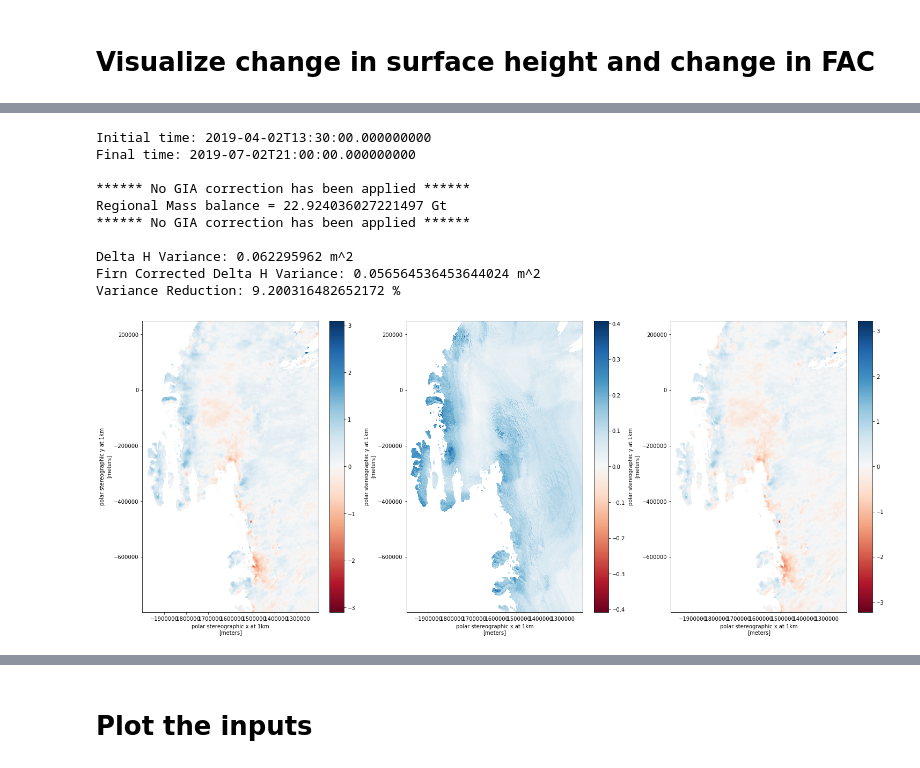
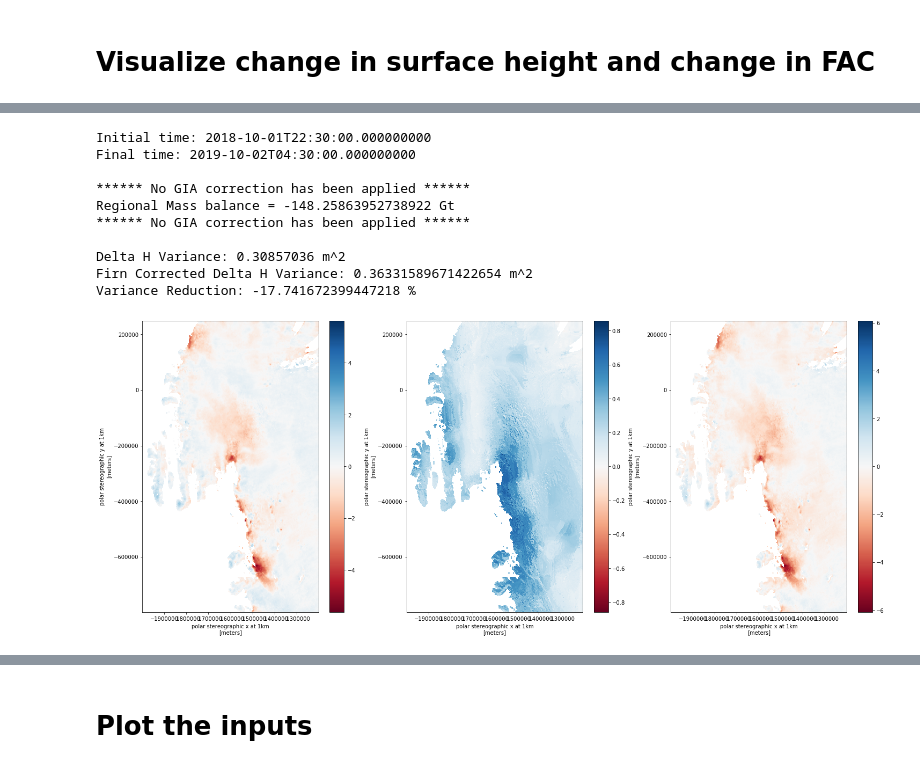
Before and after one commit to EricKeenan/mass-balance, a Jupyter notebook: notebooks/ATL15.ipynb, the cells around one changed output, grey strips where cells are left out. Saved outputs shown, nothing was run; the diff lists cells and outputs as text; code cells hidden in the pictures.

```diff
--- a/notebooks/ATL15.ipynb
+++ b/notebooks/ATL15.ipynb
@@ -39,8 +39,8 @@ for j in range(0, len(ds['time']) - 1):
 91.31270454
 91.31270454
 # %%
-indf = 3
-ind0 = 2
+indf = 4
+ind0 = 0
 dh = ds['delta_h'][indf,:,:] - ds['delta_h'][ind0,:,:]
 grounded_mask = np.load("grounded-mask/grounded_mask.npy")
 grounded_mask = xr.DataArray(data=np.flipud(grounded_mask), dims=["y", "x"], coords=[ds['y'],ds['x']])
@@ -127,38 +169,39 @@ dh_corr = dh_zone - inference
 # %%
 # Plot
+lim = np.nanmax(np.abs(inference))
 fig, axes = plt.subplots(ncols=3, figsize=(25, 10))
 dh_zone.plot(cmap=plt.cm.RdBu, ax=axes[0])
-inference.plot(cmap=plt.cm.RdBu, ax=axes[1])
+inference.plot(cmap=plt.cm.RdBu, ax=axes[1], vmin=-lim, vmax=lim)
 dh_corr.plot(cmap=plt.cm.RdBu, ax=axes[2])
 
 # Print initial and final date
 print("Initial time: " + str(ds['time'][ind0].values))
 print("Final time: " + str(ds['time'][indf].values))
 
 # Regional mass balance
 MB = 917 * dh_corr * ds['cell_area']
 MB = MB.sum() / 1e12
 print()
 print("****** No GIA correction has been applied ******")
 print("Regional Mass balance = " + str(MB.values) + " Gt")
 print("****** No GIA correction has been applied ******")
 
 
 # Calculate variance reduction
 vr = 1 - (dh_corr.var() / dh_zone.var())
 print()
 print("Delta H Variance: " + str(dh_zone.var().values) + " m^2")
 print("Firn Corrected Delta H Variance: " + str(dh_corr.var().values) + " m^2")
 print("Variance Reduction: " + str(100*vr.values) + " %")
 # %% [output]
-Initial time: 2019-04-02T13:30:00.000000000
-Final time: 2019-07-02T21:00:00.000000000
+Initial time: 2018-10-01T22:30:00.000000000
+Final time: 2019-10-02T04:30:00.000000000
 
 ****** No GIA correction has been applied ******
-Regional Mass balance = 22.924036027221497 Gt
+Regional Mass balance = -148.25863952738922 Gt
 ****** No GIA correction has been applied ******
 
-Delta H Variance: 0.062295962 m^2
-Firn Corrected Delta H Variance: 0.056564536453644024 m^2
-Variance Reduction: 9.200316482652172 %
+Delta H Variance: 0.30857036 m^2
+Firn Corrected Delta H Variance: 0.36331589671422654 m^2
+Variance Reduction: -17.741672399447218 %
-[figure, old version]
+[figure, new version]
```
Also changed, not shown: parts of 10 cells of this notebook, 5 other files.
